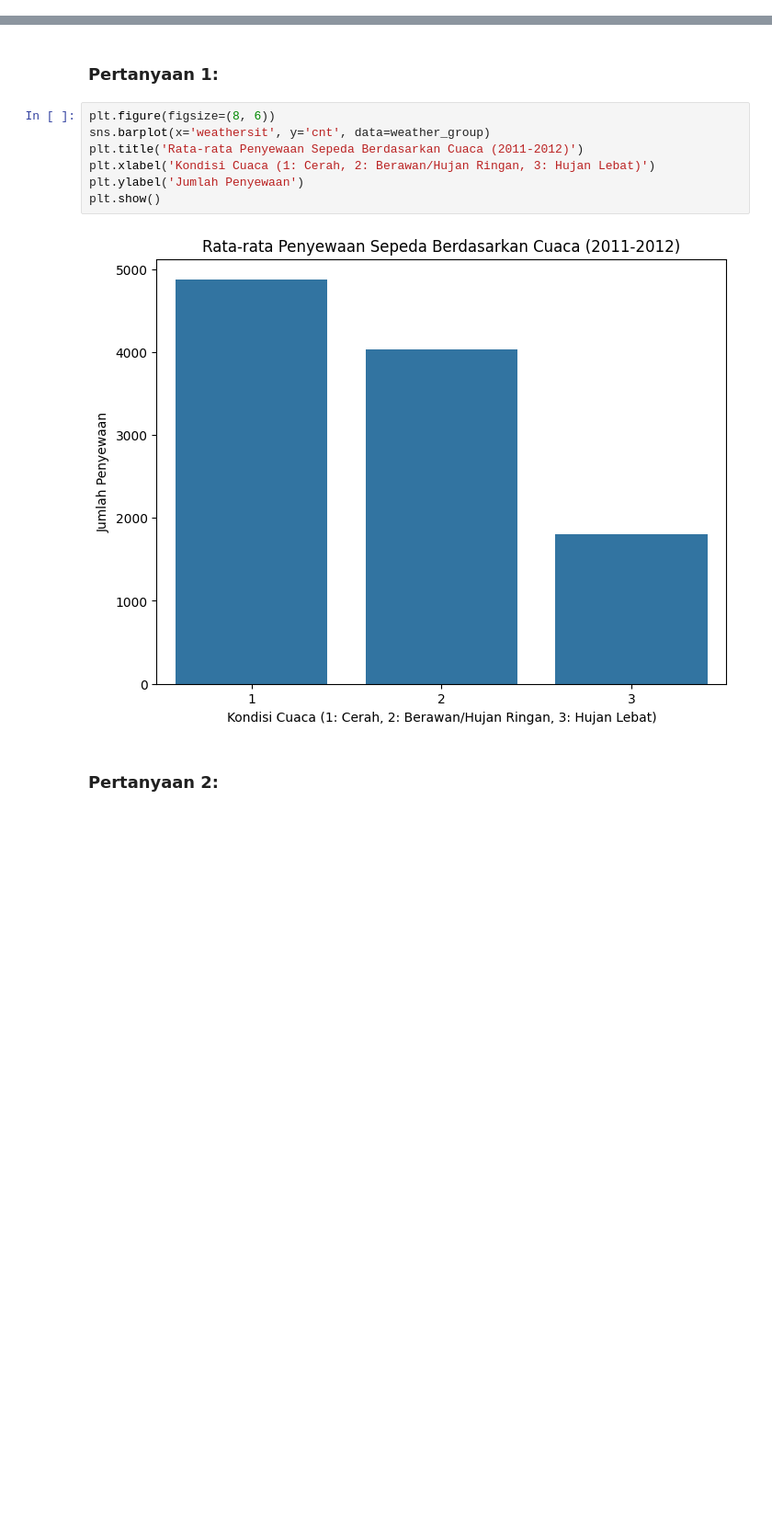
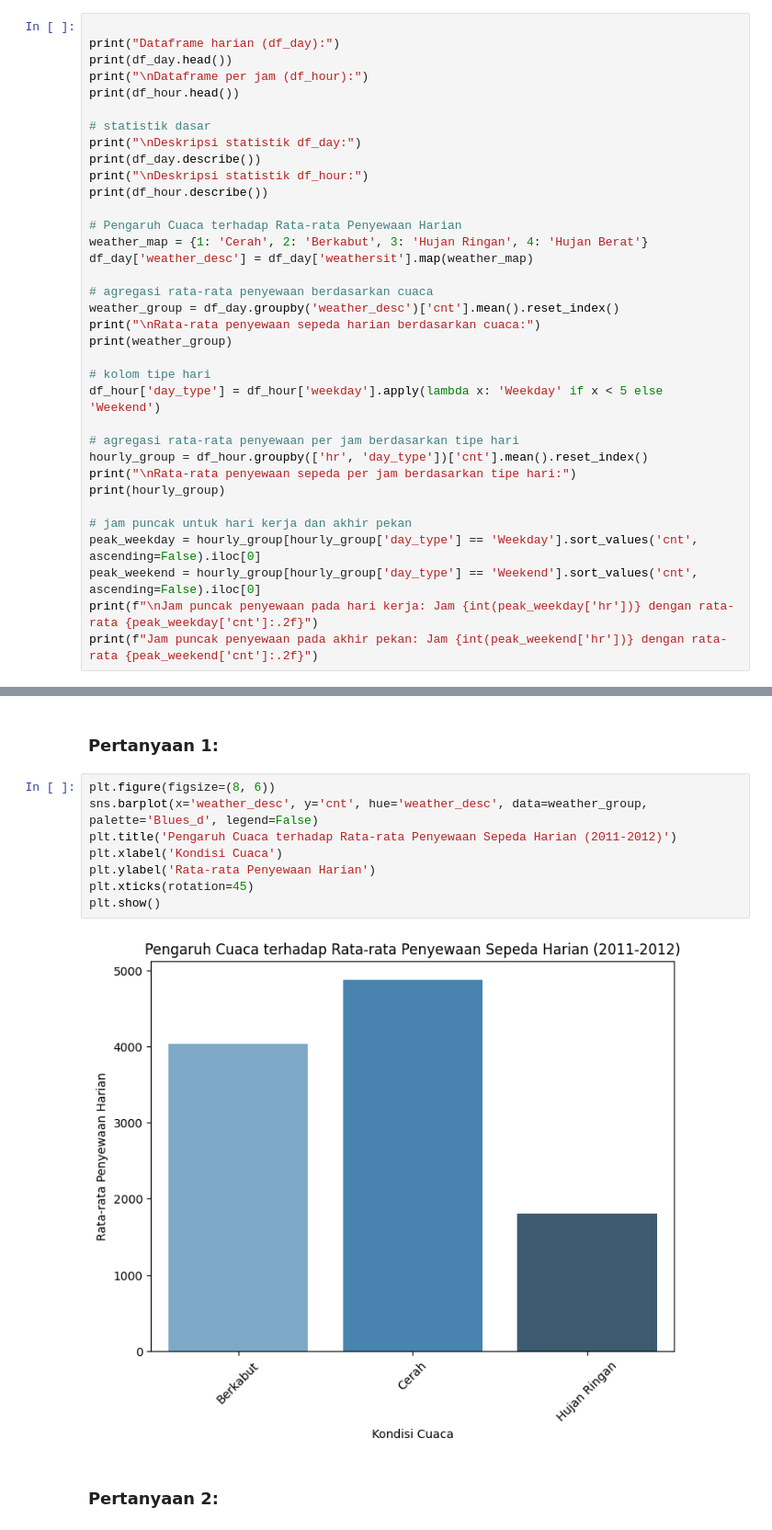
Before and after one commit to Diegratia/Data-Analisis, a Jupyter notebook: notebook.ipynb, the cells around one changed output, grey strips where cells are left out. Shown at 92% size. Cells and saved outputs as stored; diff of their text form; blank space fills up the shorter version.

```diff
--- a/notebook.ipynb
+++ b/notebook.ipynb
@@ -149,0 +114,35 @@ Menganalisis data untuk menjawab pertanyaan bisnis:
+# %%
+
+print("Dataframe harian (df_day):")
+print(df_day.head())
+print("\nDataframe per jam (df_hour):")
+print(df_hour.head())
+
+# statistik dasar
+print("\nDeskripsi statistik df_day:")
+print(df_day.describe())
+print("\nDeskripsi statistik df_hour:")
+print(df_hour.describe())
+
+# Pengaruh Cuaca terhadap Rata-rata Penyewaan Harian
+weather_map = {1: 'Cerah', 2: 'Berkabut', 3: 'Hujan Ringan', 4: 'Hujan Berat'}
+df_day['weather_desc'] = df_day['weathersit'].map(weather_map)
+
+# agregasi rata-rata penyewaan berdasarkan cuaca
+weather_group = df_day.groupby('weather_desc')['cnt'].mean().reset_index()
+print("\nRata-rata penyewaan sepeda harian berdasarkan cuaca:")
+print(weather_group)
+
+# kolom tipe hari
+df_hour['day_type'] = df_hour['weekday'].apply(lambda x: 'Weekday' if x < 5 else 'Weekend')
+
+# agregasi rata-rata penyewaan per jam berdasarkan tipe hari
+hourly_group = df_hour.groupby(['hr', 'day_type'])['cnt'].mean().reset_index()
+print("\nRata-rata penyewaan sepeda per jam berdasarkan tipe hari:")
+print(hourly_group)
+
+# jam puncak untuk hari kerja dan akhir pekan
+peak_weekday = hourly_group[hourly_group['day_type'] == 'Weekday'].sort_values('cnt', ascending=False).iloc[0]
+peak_weekend = hourly_group[hourly_group['day_type'] == 'Weekend'].sort_values('cnt', ascending=False).iloc[0]
+print(f"\nJam puncak penyewaan pada hari kerja: Jam {int(peak_weekday['hr'])} dengan rata-rata {peak_weekday['cnt']:.2f}")
+print(f"Jam puncak penyewaan pada akhir pekan: Jam {int(peak_weekend['hr'])} dengan rata-rata {peak_weekend['cnt']:.2f}")
@@ -153,13 +174,14 @@ Menganalisis data untuk menjawab pertanyaan bisnis:
 ### Pertanyaan 1:
 # %%
 plt.figure(figsize=(8, 6))
-sns.barplot(x='weathersit', y='cnt', data=weather_group)
-plt.title('Rata-rata Penyewaan Sepeda Berdasarkan Cuaca (2011-2012)')
-plt.xlabel('Kondisi Cuaca (1: Cerah, 2: Berawan/Hujan Ringan, 3: Hujan Lebat)')
-plt.ylabel('Jumlah Penyewaan')
+sns.barplot(x='weather_desc', y='cnt', hue='weather_desc', data=weather_group, palette='Blues_d', legend=False)
+plt.title('Pengaruh Cuaca terhadap Rata-rata Penyewaan Sepeda Harian (2011-2012)')
+plt.xlabel('Kondisi Cuaca')
+plt.ylabel('Rata-rata Penyewaan Harian')
+plt.xticks(rotation=45)
 plt.show()
 # %% [output]
-[figure, old version]
+[figure, new version]
 # %% [markdown]
 ### Pertanyaan 2:
 # %%
```
Also changed, not shown: parts of 8 cells of this notebook, 1 other file.
